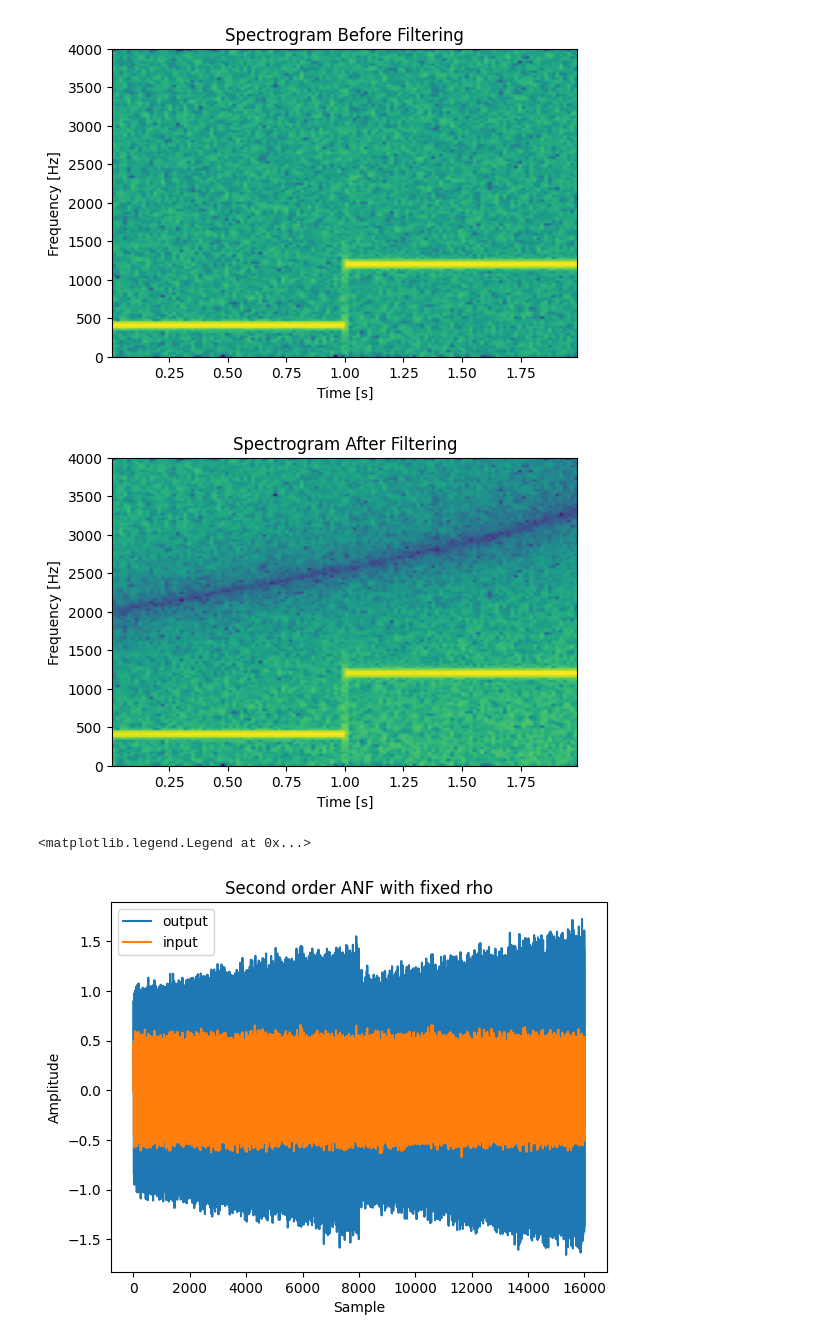
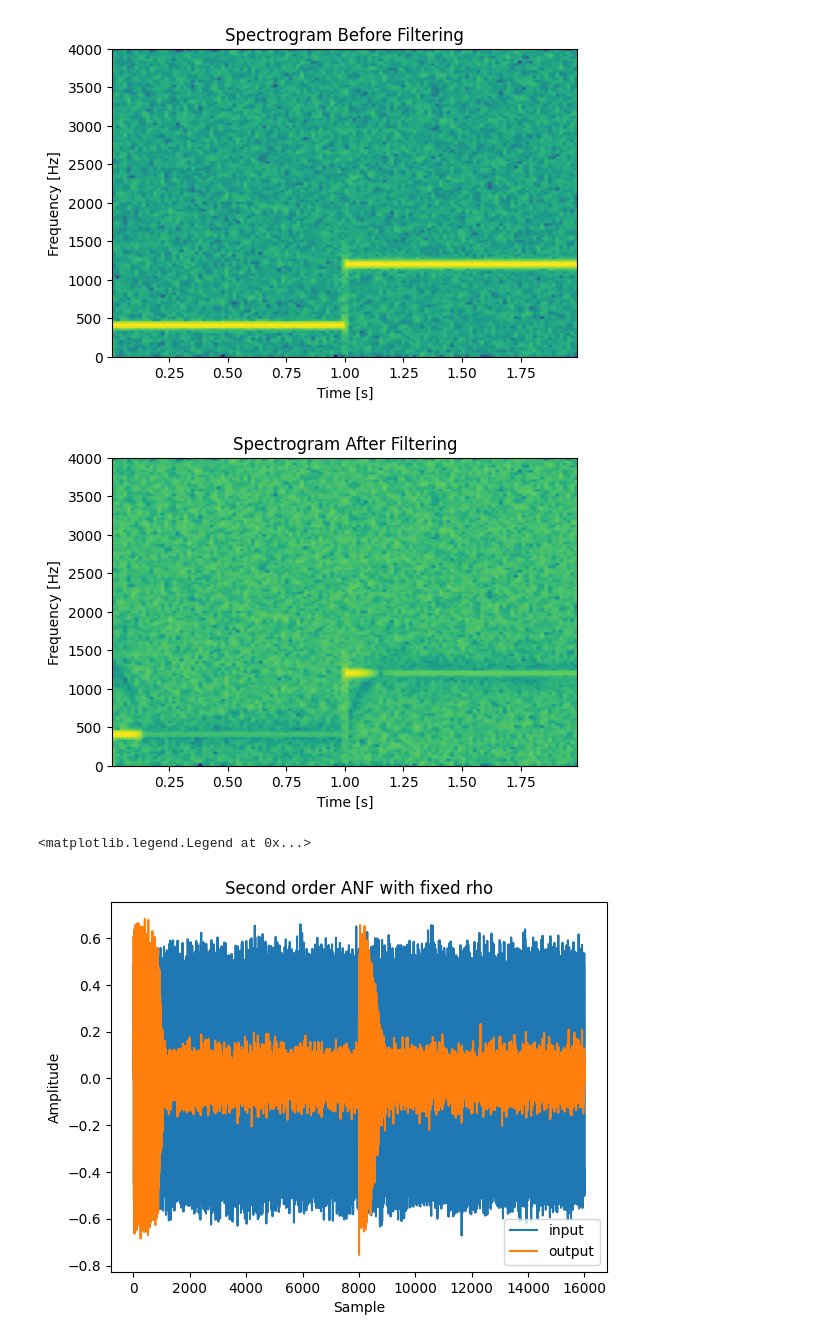
Before and after one commit to tori3112/real-time-2-anf, a Jupyter notebook: Python_StartFiles/plots.ipynb, the cells around one changed output. Drawn from its saved outputs; the diff is of its cells as text; code cells hidden in the pictures.

```diff
--- a/Python_StartFiles/plots.ipynb
+++ b/Python_StartFiles/plots.ipynb
@@ -3,8 +3,8 @@ from file_parser import *
 import matplotlib.pyplot as plt
 import numpy as np
 # %%
-input = reads('../CCS_Start/input.pcm')/(2**15)
-output = reads('data/output.pcm')/(2**14)
+input = reads('../CCS_StartFiles/Assignment_2/data/input.pcm')/(2**15)
+output = reads('../CCS_StartFiles/Assignment_2/data/output.pcm')/(2**14)
 # %%
 plt.figure(figsize=(6,4))
 plt.specgram(input, Fs=8000)
@@ -23,15 +23,15 @@ plt.ylabel("Frequency [Hz]")
 plt.title("Spectrogram After Filtering")
 plt.show()
 # %% [output]
-[figure, old version]
+[figure, new version]
 # %%
 plt.figure()
+plt.plot(input)
 plt.plot(output)
-plt.plot(input)
 plt.title('Second order ANF with fixed rho')
 plt.xlabel('Sample')
 plt.ylabel('Amplitude')
-plt.legend(['output', 'input'])
+plt.legend(['input', 'output'])
 # %% [output]
 <matplotlib.legend.Legend at 0x...>
-[figure, old version]
+[figure, new version]
```
Also changed, not shown: 5 other files.
